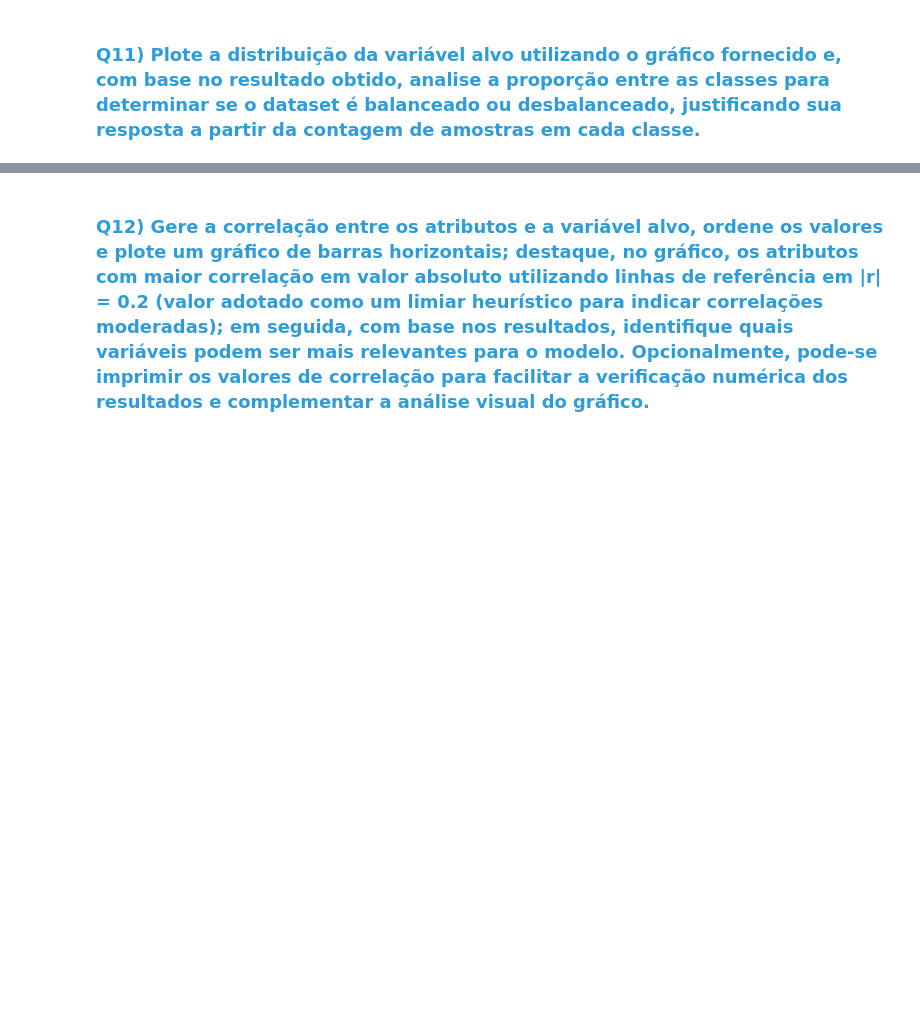
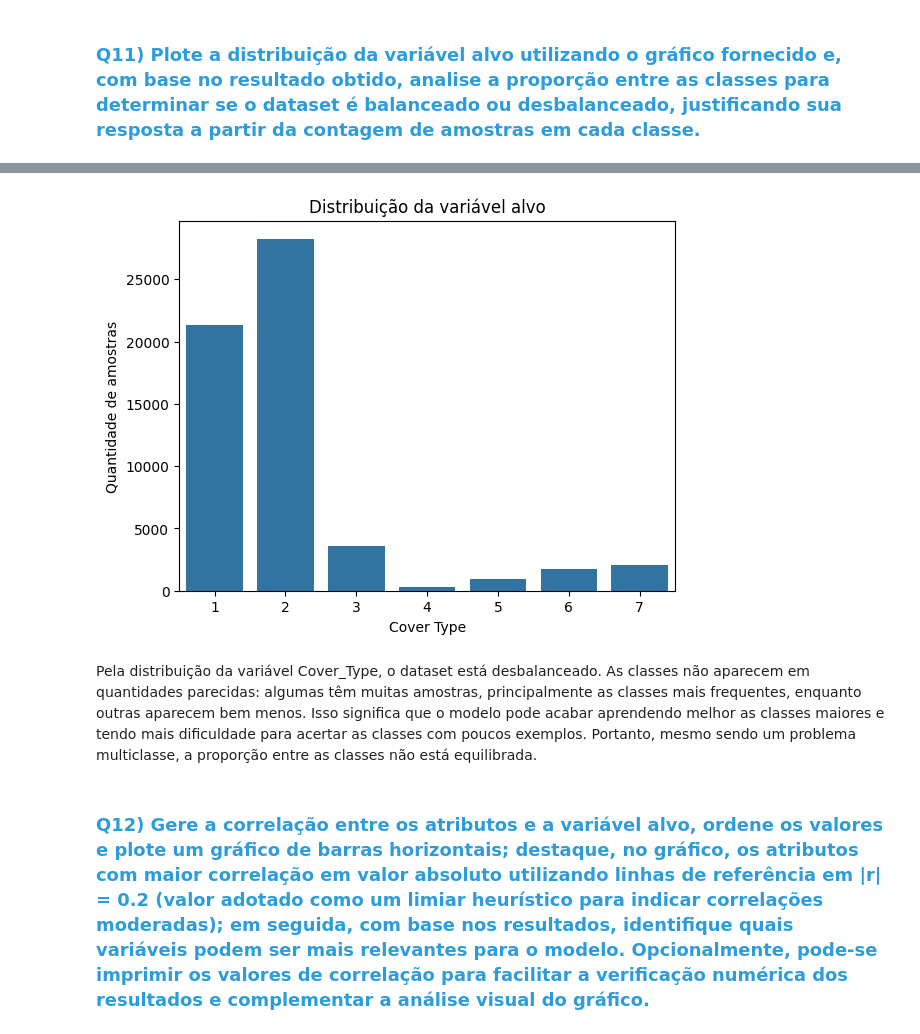
Before and after one commit to MarceloHOPV/API---fastAPI, a Jupyter notebook: C318_2026_1_Atividade_05_Enunciado.ipynb, the cells around one changed output, grey strips where cells are left out. Cells and saved outputs as stored; diff of their text form; code cells hidden in the pictures; blank space fills up the shorter version.

```diff
--- a/C318_2026_1_Atividade_05_Enunciado.ipynb
+++ b/C318_2026_1_Atividade_05_Enunciado.ipynb
@@ -180,2 +419,4 @@ df = pd.concat([ds.data.features, ds.data.targets], axis='columns').sample(frac=
 # %%
-TARGET_COLUMN = None # preencher
+TARGET_COLUMN = "Cover_Type"
+
+df[TARGET_COLUMN].unique()
@@ -184,2 +442,12 @@ TARGET_COLUMN = None # preencher
+# %%
+sns.countplot(data=df, x=TARGET_COLUMN)
+plt.title("Distribuição da variável alvo")
+plt.xlabel("Cover Type")
+plt.ylabel("Quantidade de amostras")
+plt.show()
+# %% [output]
+[figure, added]
+# %% [markdown]
+Pela distribuição da variável Cover_Type, o dataset está desbalanceado. As classes não aparecem em quantidades parecidas: algumas têm muitas amostras, principalmente as classes mais frequentes, enquanto outras aparecem bem menos. Isso significa que o modelo pode acabar aprendendo melhor as classes maiores e tendo mais dificuldade para acertar as classes com poucos exemplos. Portanto, mesmo sendo um problema multiclasse, a proporção entre as classes não está equilibrada.
 # %% [markdown]
 ### <font color='#2D9CDB'>Q12) Gere a correlação entre os atributos e a variável alvo, ordene os valores e plote um gráfico de barras horizontais; destaque, no gráfico, os atributos com maior correlação em valor absoluto utilizando linhas de referência em |r| = 0.2 (valor adotado como um limiar heurístico para indicar correlações moderadas); em seguida, com base nos resultados, identifique quais variáveis podem ser mais relevantes para o modelo. Opcionalmente, pode-se imprimir os valores de correlação para facilitar a verificação numérica dos resultados e complementar a análise visual do gráfico.</font>
```
Also changed, not shown: parts of 34 cells of this notebook.
